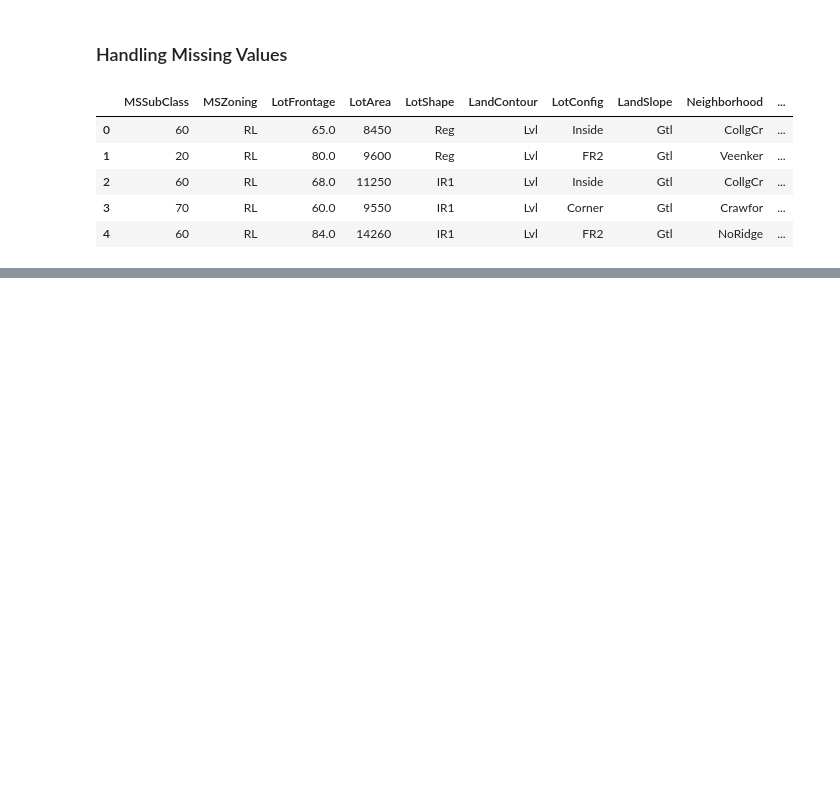
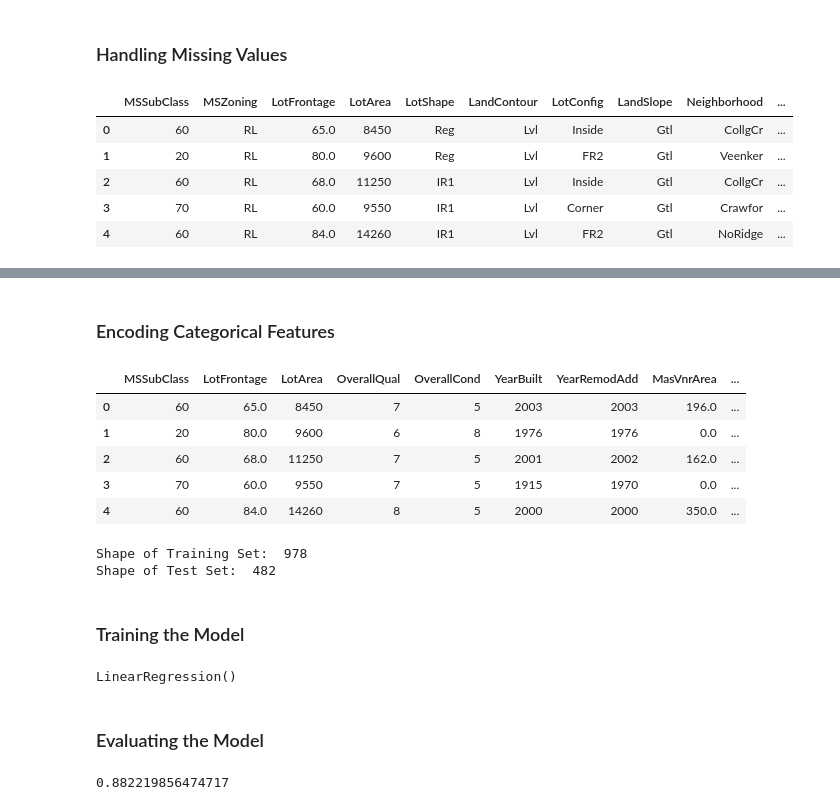
Before and after one commit to ShadiFarzankia/Kaggle_Competition-House_Prices, a Jupyter notebook: House_Price.ipynb, the cells around one changed output, grey strips where cells are left out. Saved outputs shown, nothing was run; the diff lists cells and outputs as text; code cells hidden in the pictures; blank space fills up the shorter version.

Commit message:
Training a Simple Linear Regression Model for our Data

```diff
--- a/House_Price.ipynb
+++ b/House_Price.ipynb
@@ -119,3 +127,12 @@ df.head()
 | 2 | 60 | RL | 68.0 | 11250 | IR1 | Lvl | Inside | Gtl | CollgCr | ... |
 | 3 | 70 | RL | 60.0 | 9550 | IR1 | Lvl | Corner | Gtl | Crawfor | ... |
 | 4 | 60 | RL | 84.0 | 14260 | IR1 | Lvl | FR2 | Gtl | NoRidge | ... |
+# %%
+X = df.drop('SalePrice', axis=1)
+y = df['SalePrice']
+# %%
+# Separate categorical features
+categorical_features = X.select_dtypes(include=['object', 'category']).columns.tolist()
+categorical_features.extend(['MSSubClass', 'OverallQual', 'OverallCond'])
+
+numerical_features = X.drop(categorical_features, axis=1).columns.tolist()
@@ -122,10 +179,6 @@ df.head()
 # %%
-numerical_miss_colms = ['LotFrontage', 'GarageYrBlt', 'MasVnrArea']
-categorical_miss_colms = ['MasVnrType', 'BsmtQual', 'BsmtCond', 'BsmtExposure', 'BsmtFinType1', 'BsmtFinType2',
-                          'FireplaceQu', 'GarageType', 'GarageFinish', 'GarageQual', 'GarageCond', 'Electrical']
+for col in numerical_features:
+  X[col].replace(np.nan, X[col].mean(), inplace=True)
 
-for col in numerical_miss_colms:
-  df[col].replace(np.nan, df[col].mean(), inplace=True)
-
-for col in categorical_miss_colms:
-  df[col].replace(np.nan, df[col].value_counts().idxmax(), inplace=True)
+for col in categorical_features:
+  X[col].replace(np.nan, X[col].value_counts().idxmax(), inplace=True)
@@ -133,0 +185,37 @@ for col in categorical_miss_colms:
+# %% [markdown]
+### Encoding Categorical Features
+# %%
+# Encoding Categorical Features
+X = pd.get_dummies(X, dtype=int)
+# %%
+X.head()
+# %% [output]
+|  | MSSubClass | LotFrontage | LotArea | OverallQual | OverallCond | YearBuilt | YearRemodAdd | MasVnrArea | ... |
+| 0 | 60 | 65.0 | 8450 | 7 | 5 | 2003 | 2003 | 196.0 | ... |
+| 1 | 20 | 80.0 | 9600 | 6 | 8 | 1976 | 1976 | 0.0 | ... |
+| 2 | 60 | 68.0 | 11250 | 7 | 5 | 2001 | 2002 | 162.0 | ... |
+| 3 | 70 | 60.0 | 9550 | 7 | 5 | 1915 | 1970 | 0.0 | ... |
+| 4 | 60 | 84.0 | 14260 | 8 | 5 | 2000 | 2000 | 350.0 | ... |
+# %%
+# Creating Train and Test dataset
+X_train, X_test, y_train, y_test = train_test_split(X, y, test_size=0.33, random_state=42)
+print("Shape of Training Set: ", X_train.shape[0])
+print("Shape of Test Set: ", X_test.shape[0])
+# %% [output]
+Shape of Training Set:  978
+Shape of Test Set:  482
+# %% [markdown]
+### Training the Model
+# %%
+# Training the Model on the training set
+lr = LinearRegression()
+lr.fit(X_train, y_train)
+# %% [output]
+LinearRegression()
+# %% [markdown]
+### Evaluating the Model
+# %%
+# Calculating the R^2 score of the model
+lr.score(X_test, y_test)
+# %% [output]
+0.882219856474717
```
Also changed, not shown: parts of 7 cells of this notebook.
